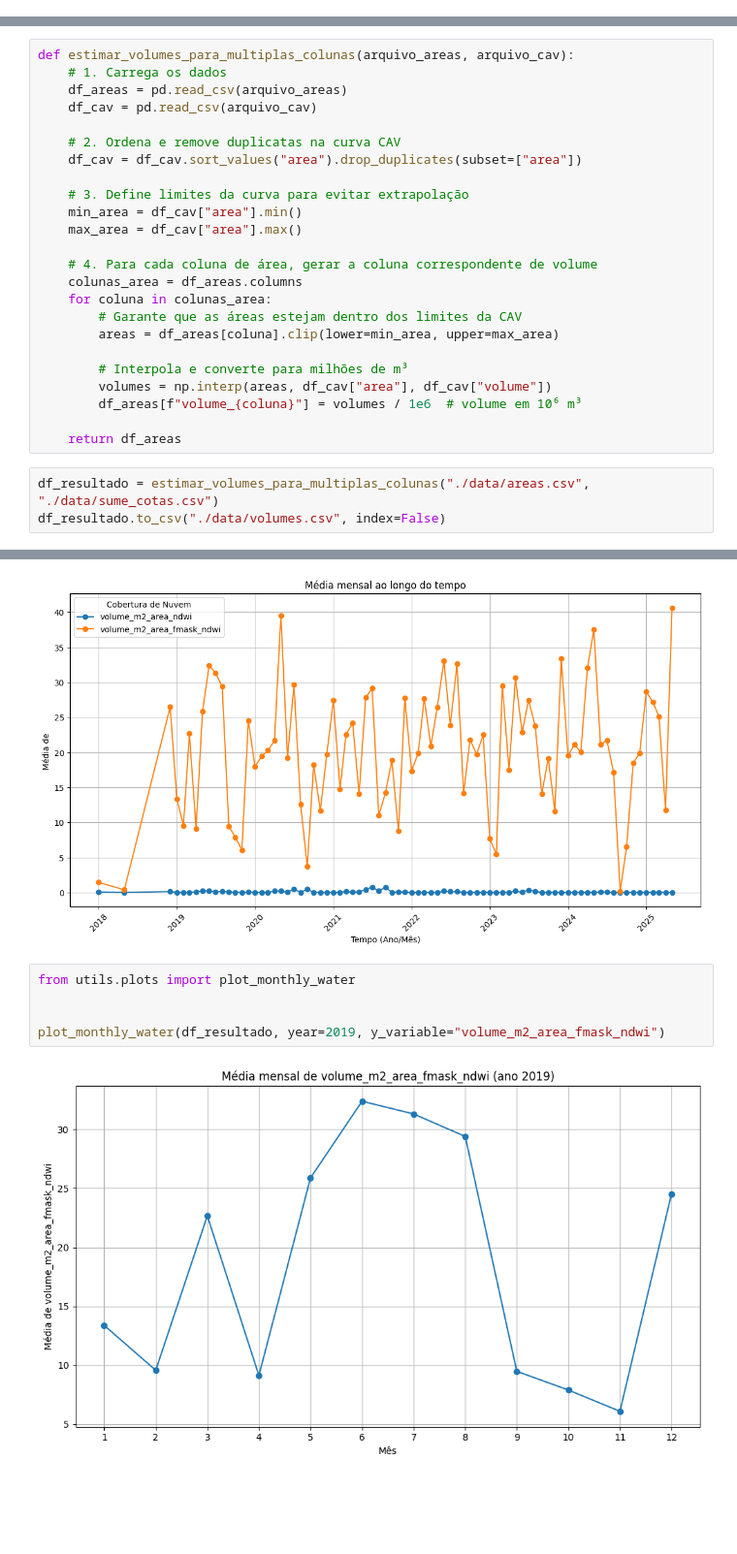
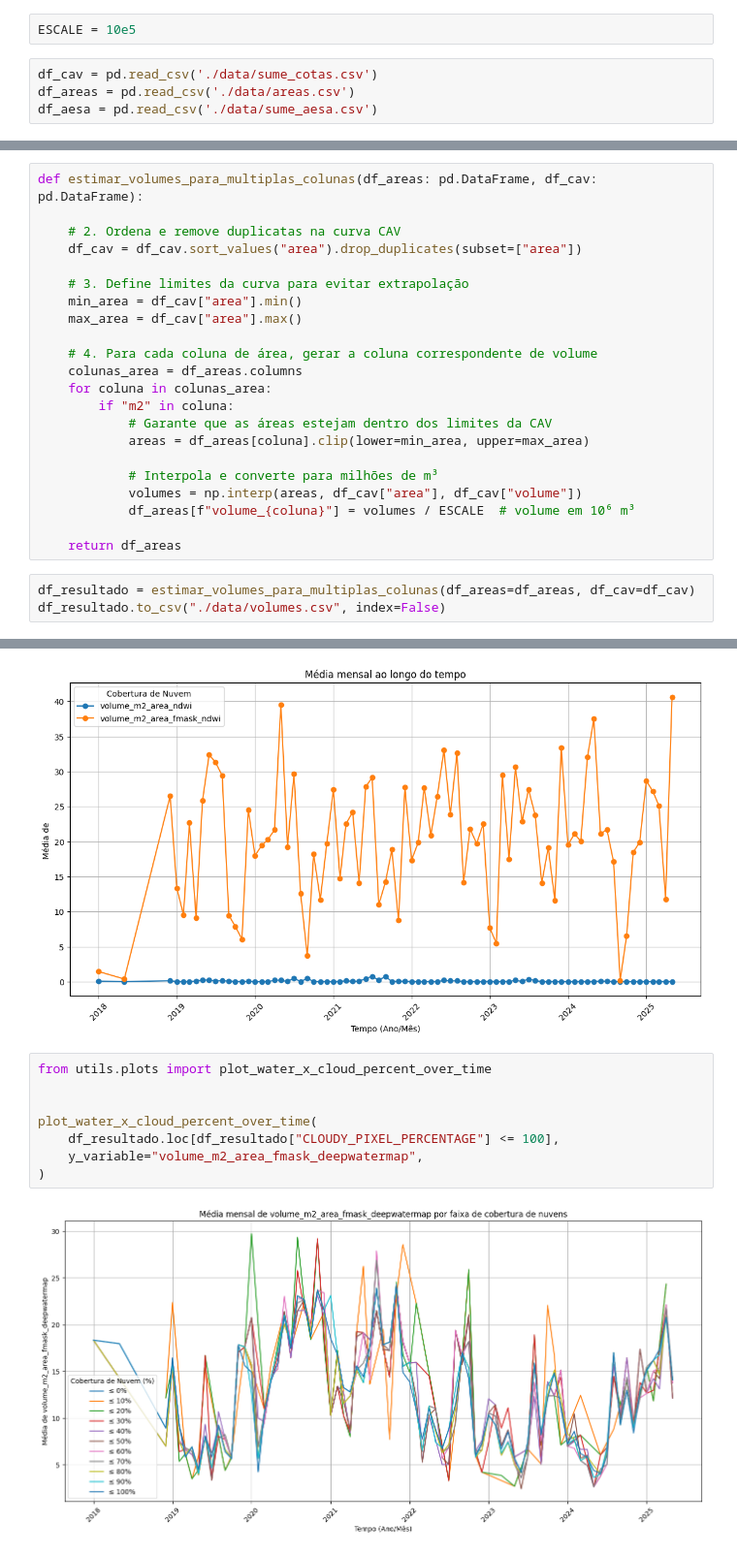
Before and after one commit to Weverton-Vitor/GeoPipe, a Jupyter notebook: notebooks/volume_estimation.ipynb, the cells around one changed output, grey strips where cells are left out. Shown at 97% size. Drawn from its saved outputs; the diff is of its cells as text; blank space fills up the shorter version.

```diff
--- a/notebooks/volume_estimation.ipynb
+++ b/notebooks/volume_estimation.ipynb
@@ -3,3 +3,9 @@ import numpy as np
 import pandas as pd
 
 from utils.plots import plot_water_over_time
+# %%
+ESCALE = 10e5
+# %%
+df_cav = pd.read_csv('./data/sume_cotas.csv')
+df_areas = pd.read_csv('./data/areas.csv')
+df_aesa = pd.read_csv('./data/sume_aesa.csv')
@@ -6,8 +44,5 @@ from utils.plots import plot_water_over_time
 # %%
-def estimar_volumes_para_multiplas_colunas(arquivo_areas, arquivo_cav):
-    # 1. Carrega os dados
-    df_areas = pd.read_csv(arquivo_areas)
-    df_cav = pd.read_csv(arquivo_cav)
+def estimar_volumes_para_multiplas_colunas(df_areas: pd.DataFrame, df_cav: pd.DataFrame):
 
     # 2. Ordena e remove duplicatas na curva CAV
     df_cav = df_cav.sort_values("area").drop_duplicates(subset=["area"])
@@ -19,14 +54,15 @@ def estimar_volumes_para_multiplas_colunas(arquivo_areas, arquivo_cav):
     # 4. Para cada coluna de área, gerar a coluna correspondente de volume
     colunas_area = df_areas.columns
     for coluna in colunas_area:
-        # Garante que as áreas estejam dentro dos limites da CAV
-        areas = df_areas[coluna].clip(lower=min_area, upper=max_area)
+        if "m2" in coluna:
+            # Garante que as áreas estejam dentro dos limites da CAV
+            areas = df_areas[coluna].clip(lower=min_area, upper=max_area)
 
-        # Interpola e converte para milhões de m³
-        volumes = np.interp(areas, df_cav["area"], df_cav["volume"])
-        df_areas[f"volume_{coluna}"] = volumes / 1e6  # volume em 10⁶ m³
+            # Interpola e converte para milhões de m³
+            volumes = np.interp(areas, df_cav["area"], df_cav["volume"])
+            df_areas[f"volume_{coluna}"] = volumes / ESCALE  # volume em 10⁶ m³
 
     return df_areas
 # %%
-df_resultado = estimar_volumes_para_multiplas_colunas("./data/areas.csv", "./data/sume_cotas.csv")
+df_resultado = estimar_volumes_para_multiplas_colunas(df_areas=df_areas, df_cav=df_cav)
 df_resultado.to_csv("./data/volumes.csv", index=False)
@@ -94,9 +256,12 @@ plot_water_over_time(
 # %% [output]
 [figure]
 # %%
-from utils.plots import plot_monthly_water
+from utils.plots import plot_water_x_cloud_percent_over_time
 
 
-plot_monthly_water(df_resultado, year=2019, y_variable="volume_m2_area_fmask_ndwi")
+plot_water_x_cloud_percent_over_time(
+    df_resultado.loc[df_resultado["CLOUDY_PIXEL_PERCENTAGE"] <= 100],
+    y_variable="volume_m2_area_fmask_deepwatermap",
+)
 # %% [output]
-[figure, old version]
+[figure, new version]
```
Also changed, not shown: parts of 39 cells of this notebook, 3 other files.
